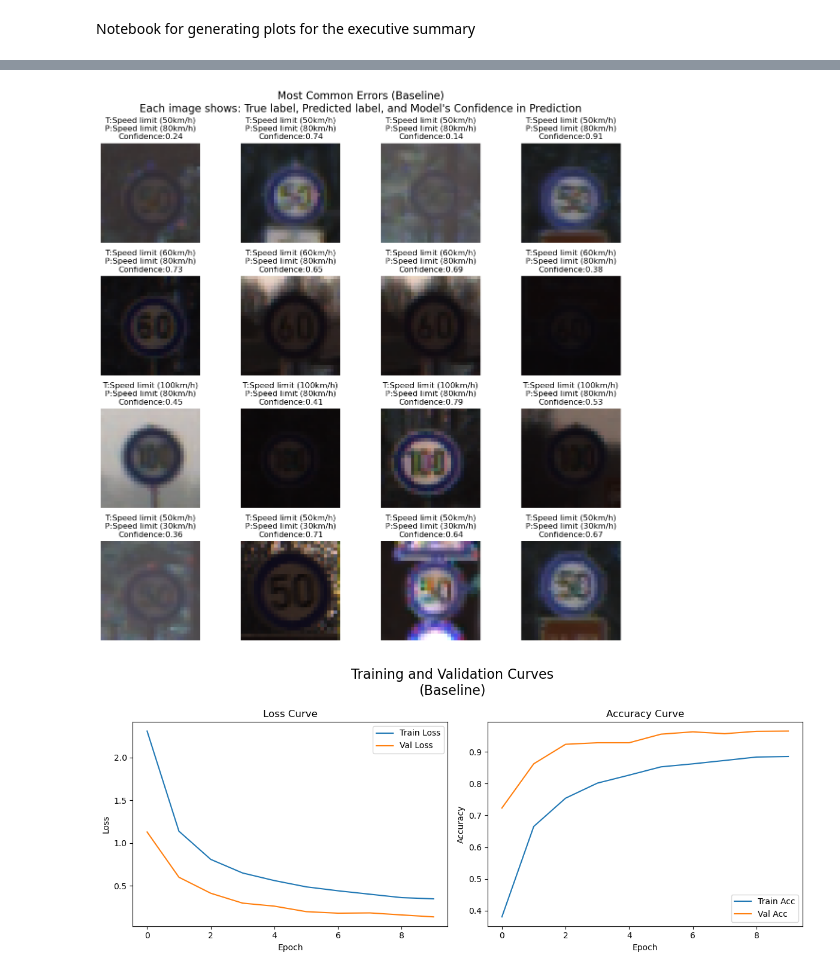
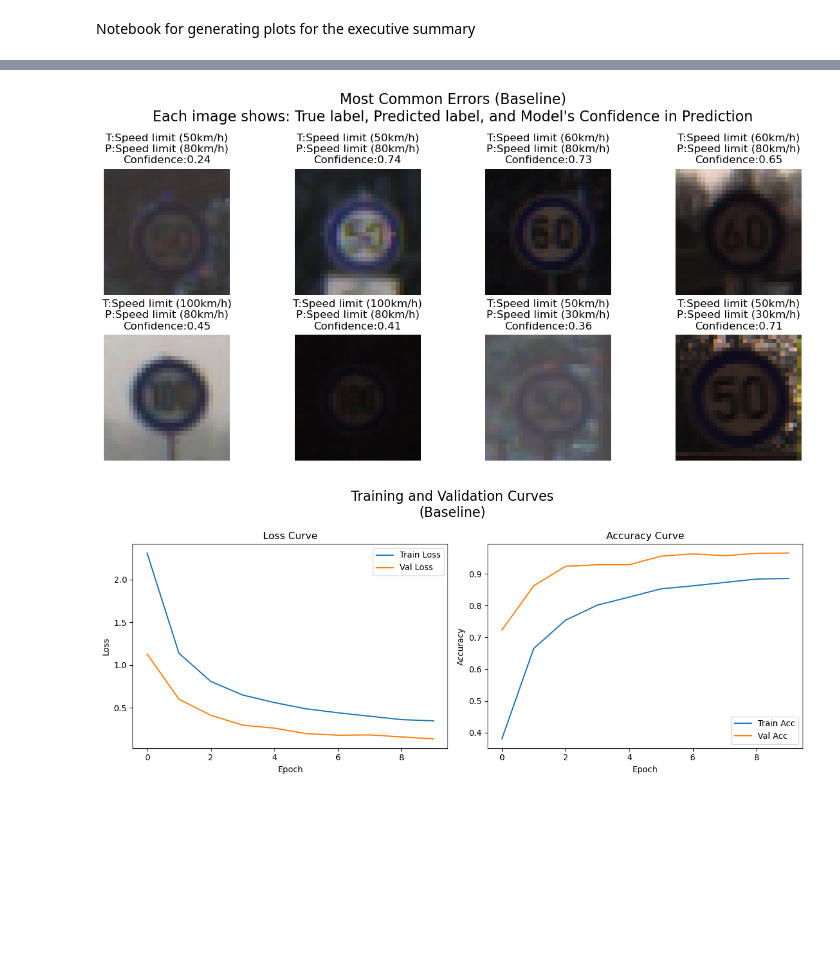
Before and after one commit to johbry17/Red-Light-Green-Light, a Jupyter notebook: notebooks/executive_summary_visuals.ipynb, the cells around one changed output, grey strips where cells are left out. Drawn from its saved outputs; the diff is of its cells as text; code cells hidden in the pictures; blank space fills up the shorter version.

Commit message:
feat: final revisions, model_analysis text and misclassification image plot

```diff
--- a/notebooks/executive_summary_visuals.ipynb
+++ b/notebooks/executive_summary_visuals.ipynb
@@ -148,7 +148,7 @@ def show_top_misclassifications(
     y_prob,
     signname_map=None,
     top_n=4,
-    per_class=4,
+    per_class=2,
     model_name="model",
 ):
     """
@@ -184,38 +184,43 @@ def show_top_misclassifications(
         # Append images, labels, and confidences
         for idx in idxs:
             images_to_show.append(x[idx])
             labels_to_show.append((true, pred))
             confidences.append(y_prob[idx, pred])
 
     # Plot the images
-    n = len(images_to_show)
-    plt.figure(figsize=(12, 12))
+    cols = 4
+    rows = int(np.ceil(len(images_to_show) / cols))
+    plt.figure(figsize=(12, 6))
+    # n = len(images_to_show)
+    # plt.figure(figsize=(12, 12))
     plt.suptitle(
         f"Most Common Errors ({model_name.replace('_', ' ')})\n"
         "Each image shows: True label, Predicted label, and Model's Confidence in Prediction",
         fontsize=16,
     )
-    for i in range(n):
-        plt.subplot(top_n, per_class, i + 1)
+    for i in range(len(images_to_show)):
+        plt.subplot(rows, cols, i + 1)
+    # for i in range(n):
+    #     plt.subplot(top_n, per_class, i + 1)
         plt.imshow(images_to_show[i])
         true_label, pred_label = labels_to_show[i]
         conf = confidences[i]
         true_name = signname_map.get(true_label, str(true_label))
         pred_name = signname_map.get(pred_label, str(pred_label))
         plt.title(f"T:{true_name}\nP:{pred_name}\nConfidence:{conf:.2f}")
         plt.axis("off")
 
     # Tight layout and save
     plt.tight_layout()
     plt.savefig(f"./plots/misclassifications_{model_name.lower()}.png")
     plt.savefig(f"../static/images/misclassifications_{model_name.lower()}.png")
     plt.show()
 
 
 # Plot misclassified images for Baseline model
 show_top_misclassifications(x_val, Y_true, Y_pred_classes_baseline, y_pred_baseline, model_name="Baseline")
 # %% [output]
-[figure, old version]
+[figure, new version]
 # %%
 # Function to stitch images together
 def stitch_images(img1_path, img2_path, out_path, direction='vertical'):
```
Also changed, not shown: parts of 3 cells of this notebook, 13 other files.
